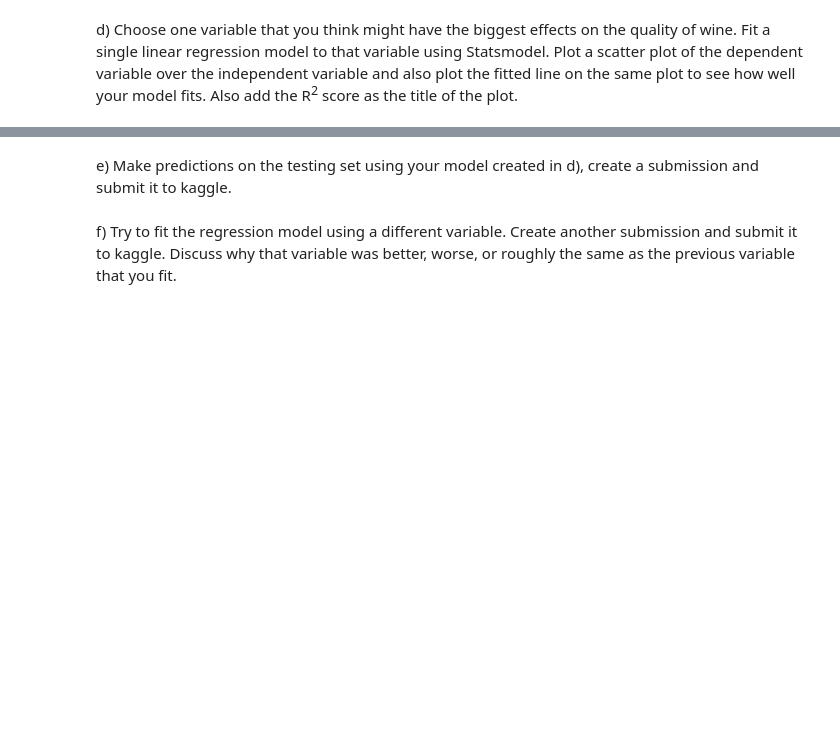
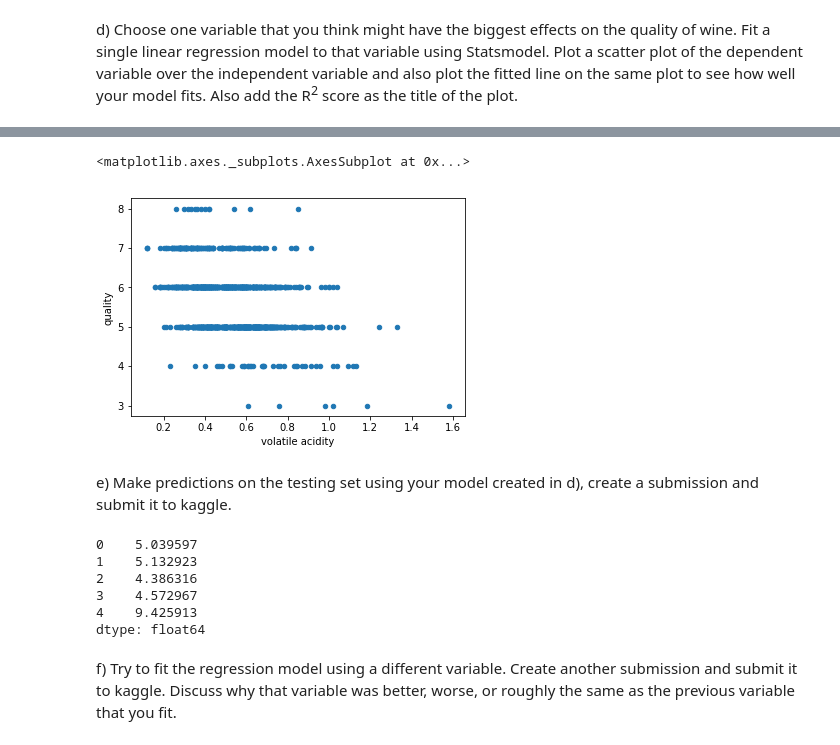
Before and after one commit to nayanika-g/simple-linear-regression, a Jupyter notebook: HW1_Spring2020.ipynb, the cells around one changed output, grey strips where cells are left out. Drawn from its saved outputs; the diff is of its cells as text; code cells hidden in the pictures; blank space fills up the shorter version.

```diff
--- a/HW1_Spring2020.ipynb
+++ b/HW1_Spring2020.ipynb
@@ -195,2 +347,10 @@ d) Choose one variable that you think might have the biggest effects on the qual
+# %%
+X = df['volatile acidity']
+y = df['quality']
+model_acidity = sm.OLS(y,X).fit()
+df.plot.scatter('volatile acidity','quality')
+# %% [output]
+<matplotlib.axes._subplots.AxesSubplot at 0x...>
+[figure, added]
 # %% [markdown]
 e) Make predictions on the testing set using your model created in d), create a submission and submit it to kaggle.
@@ -199,3 +357,20 @@ e) Make predictions on the testing set using your model created in d), create a
+# %%
+### YOUR CODE for e) GOES HERE
+filepath = '/Users/gracegupta/Downloads/test.csv'
+test = pd.read_csv(filepath)
+#test.head()
+X = test['volatile acidity']
+predictions = model_acidity.predict(X)
+# Print out the statistics
+model_acidity.summary()
+predictions.head()
+# %% [output]
+0    5.039597
+1    5.132923
+2    4.386316
+3    4.572967
+4    9.425913
+dtype: float64
 # %%
 ### Report the score of your first submission on Kaggle here
 # %% [markdown]
```
Also changed, not shown: parts of 15 cells of this notebook.
